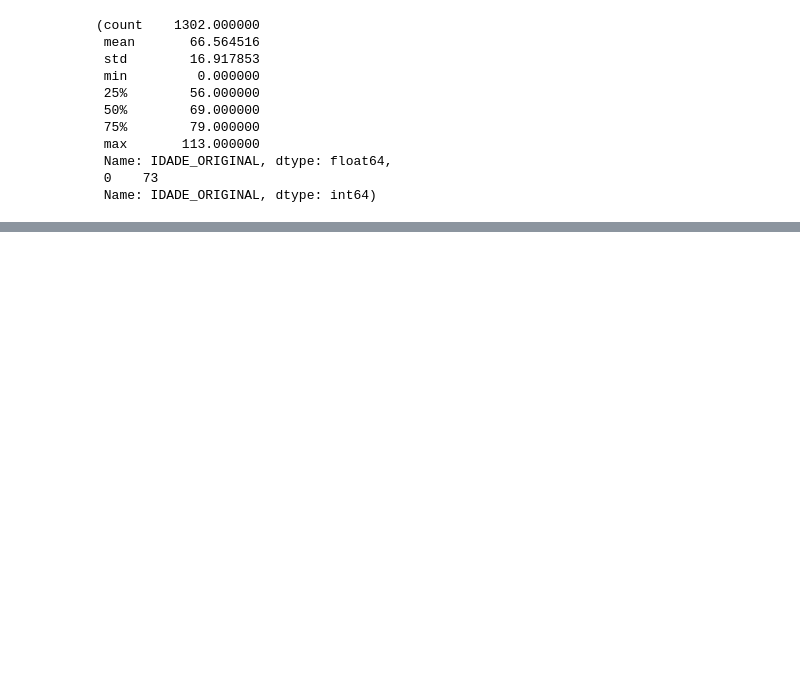
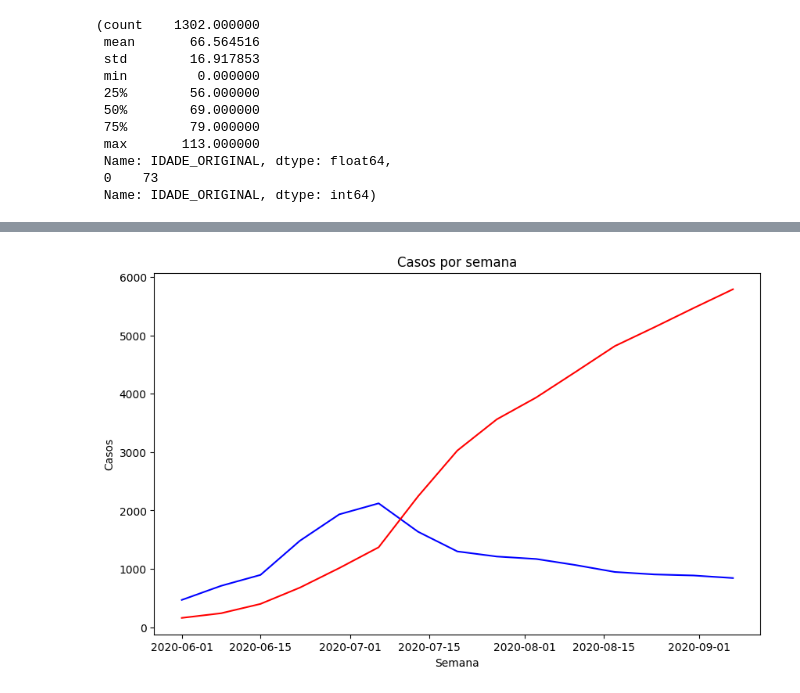
Before and after one commit to RuanGallio/modelage-sir, a Jupyter notebook: main.ipynb, the cells around one changed output, grey strips where cells are left out. Drawn from its saved outputs; the diff is of its cells as text; code cells hidden in the pictures; blank space fills up the shorter version.

```diff
--- a/main.ipynb
+++ b/main.ipynb
@@ -49,0 +274,12 @@ Name: proportion, dtype: float64
+# %%
+# plot de casos por semana
+plt.figure(figsize=(10, 6))
+# plt.plot(df_week_truncated["DATA_DIAGNOSTICO"], df_week_truncated["POPULAÇÃO SUSCETÍVEL"], color='green')
+plt.plot(df_week_truncated["DATA_DIAGNOSTICO"], df_week_truncated["INFECTADOS"], color='blue')
+plt.plot(df_week_truncated["DATA_DIAGNOSTICO"], df_week_truncated["RECUPERADOS"], color='red')
+plt.title("Casos por semana")
+plt.xlabel("Semana")
+plt.ylabel("Casos")
+plt.show()
+# %% [output]
+[figure, added]
```
Also changed, not shown: parts of 21 cells of this notebook, 5 other files.
